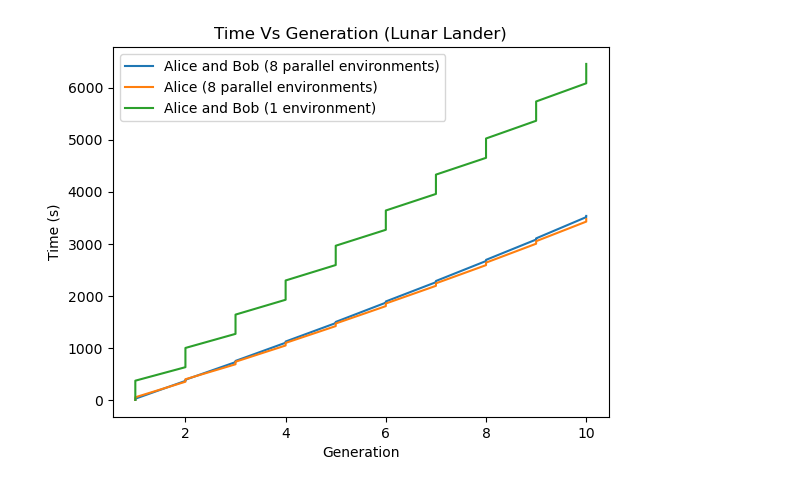
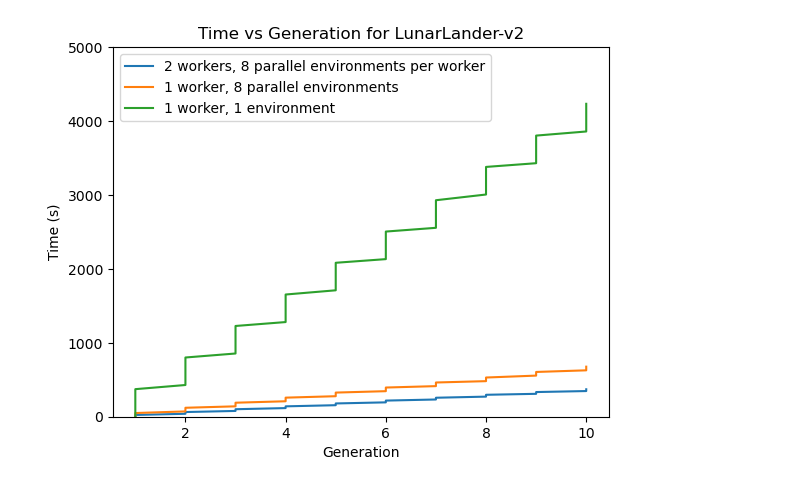
Before and after one commit to bmcnns/distributed-tpg, a Jupyter notebook: more_results.ipynb, the cells around one changed output. Drawn from its saved outputs; the diff is of its cells as text; code cells hidden in the pictures.

```diff
--- a/more_results.ipynb
+++ b/more_results.ipynb
@@ -18,21 +27,21 @@ SELECT * FROM db.public.compute_configs
 df_2_workers = duckdb.query("""
 SELECT time, COUNT(*) OVER (ORDER BY time ROWS BETWEEN UNBOUNDED PRECEDING AND CURRENT ROW) as num_steps
 FROM db.public.training
-WHERE run_id = 'db7e8e15-76a4-455c-94b3-1531260046c2'
+WHERE run_id = '10ec8fee-6603-4de3-8c67-5ae287c33d56'
 ORDER BY time
 """).df()
 
 df_1_worker = duckdb.query("""
 SELECT time, COUNT(*) OVER (ORDER BY time ROWS BETWEEN UNBOUNDED PRECEDING AND CURRENT ROW) as num_steps
 FROM db.public.training
-WHERE run_id = 'b23e79dd-875a-479f-a828-3dab2b1f45e1'
+WHERE run_id = 'b24e3011-5d62-4b2c-97f0-a8f996b88027'
 ORDER BY time
 """).df()
 
 df_single_thread = duckdb.query("""
 SELECT time, COUNT(*) OVER (ORDER BY time ROWS BETWEEN UNBOUNDED PRECEDING AND CURRENT ROW) as num_steps
 FROM db.public.training
-WHERE run_id = '877f981b-83c6-4c1e-843a-39e827f22912'
+WHERE run_id = '28febfb1-4218-4943-af34-5d27fc2a8dce'
 ORDER BY time
 """).df()
 
@@ -84,9 +82,9 @@ from scipy.ndimage import gaussian_filter1d
 
 # Define the runs and their corresponding workers
 runs = {
-    'db7e8e15-76a4-455c-94b3-1531260046c2': ['alice', 'bob'],
-    'b23e79dd-875a-479f-a828-3dab2b1f45e1': ['alice'],
-    '877f981b-83c6-4c1e-843a-39e827f22912': ['alice']
+    '10ec8fee-6603-4de3-8c67-5ae287c33d56': ['alice', 'bob'],
+    'b24e3011-5d62-4b2c-97f0-a8f996b88027': ['alice'],
+    '28febfb1-4218-4943-af34-5d27fc2a8dce': ['alice']
 }
 
 # Define smoothing function
@@ -123,11 +121,11 @@ for run, workers in runs.items():
         axs[i].stackplot(smoothed_df.index, smoothed_df.T, labels=smoothed_df.columns, alpha=0.7)
 
         # Set titles based on worker type and configuration
-        if run == 'db7e8e15-76a4-455c-94b3-1531260046c2':
+        if run == '10ec8fee-6603-4de3-8c67-5ae287c33d56':
             config = "2 workers, 8 parallel environments"
-        elif run == 'b23e79dd-875a-479f-a828-3dab2b1f45e1':
+        elif run == 'b24e3011-5d62-4b2c-97f0-a8f996b88027':
             config = "1 worker, 8 parallel environments"
-        elif run == '877f981b-83c6-4c1e-843a-39e827f22912':
+        elif run == '28febfb1-4218-4943-af34-5d27fc2a8dce':
             config = "1 worker, 1 environment"
 
         title = f'CPU Utilization for LunarLander-v2 ({config})'
@@ -152,27 +150,28 @@ for run, workers in runs.items():
 # %%
 import matplotlib.pyplot as plt
 
-for run in ['db7e8e15-76a4-455c-94b3-1531260046c2','b23e79dd-875a-479f-a828-3dab2b1f45e1', '877f981b-83c6-4c1e-843a-39e827f22912']:
+for run in ['10ec8fee-6603-4de3-8c67-5ae287c33d56','b24e3011-5d62-4b2c-97f0-a8f996b88027', '28febfb1-4218-4943-af34-5d27fc2a8dce']:
     df = duckdb.query(f"""
     SELECT * FROM db.public.training
     WHERE run_id = '{run}'
     ORDER BY generation, time
     """).df()
 
     df['time_elapsed'] = df['time'] - df['time'].min()
 
-    if run == 'b23e79dd-875a-479f-a828-3dab2b1f45e1':
-        plt.plot(df['generation'], df['time_elapsed'], label="Alice (8 parallel environments)")
-    elif run == 'db7e8e15-76a4-455c-94b3-1531260046c2':
-        plt.plot(df['generation'], df['time_elapsed'], label="Alice and Bob (8 parallel environments)")
-    elif run == '877f981b-83c6-4c1e-843a-39e827f22912':
-        plt.plot(df['generation'], df['time_elapsed'], label="Alice and Bob (1 environment)")
+    if run == '10ec8fee-6603-4de3-8c67-5ae287c33d56':
+        plt.plot(df['generation'], df['time_elapsed'], label="2 workers, 8 parallel environments per worker")
+    elif run == 'b24e3011-5d62-4b2c-97f0-a8f996b88027':
+        plt.plot(df['generation'], df['time_elapsed'], label="1 worker, 8 parallel environments")
+    elif run == '28febfb1-4218-4943-af34-5d27fc2a8dce':
+        plt.plot(df['generation'], df['time_elapsed'], label="1 worker, 1 environment")
 
-    plt.title("Time Vs Generation (Lunar Lander)")
+    plt.title("Time vs Generation for LunarLander-v2")
     plt.ylabel("Time (s)")
     plt.xlabel("Generation")
     plt.legend()
+    plt.ylim(0, 5000)
 
 plt.savefig(f"./figures/time_vs_generation.png")
 # %% [output]
-[figure, old version]
+[figure, new version]
```
Also changed, not shown: parts of 5 cells of this notebook, 2 other files.
